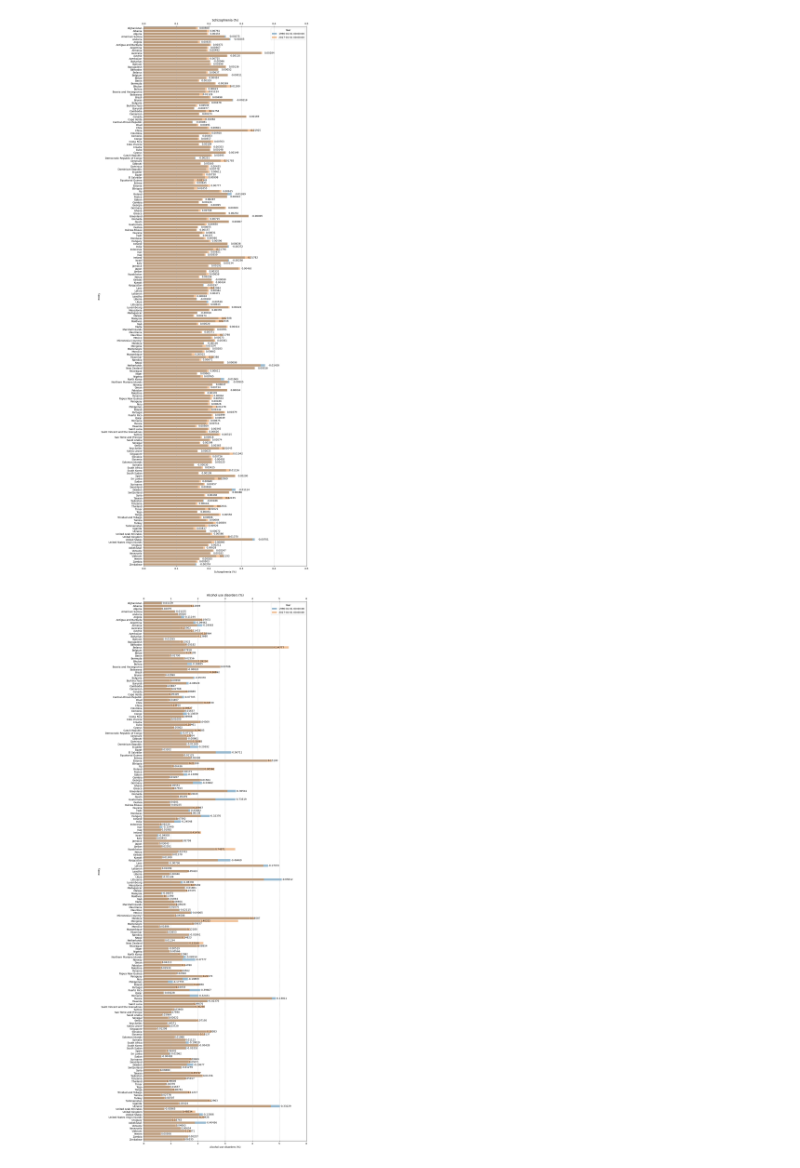
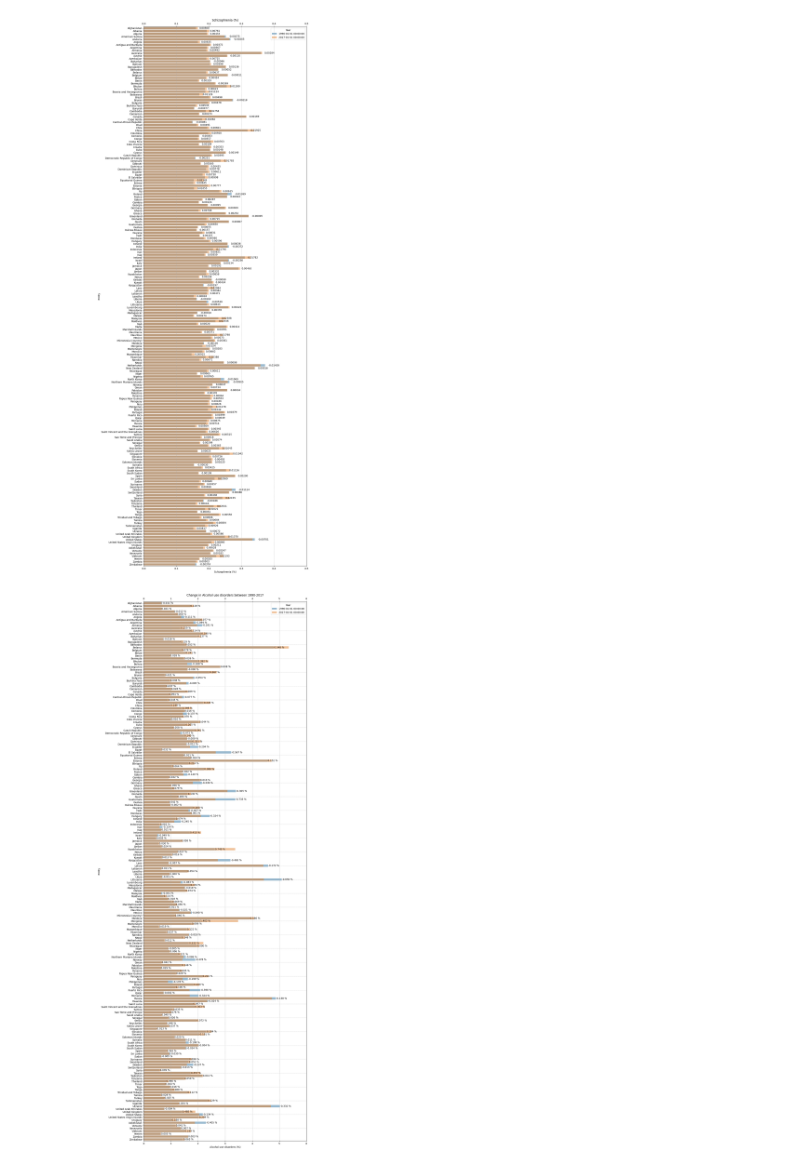
Before and after one commit to supernauth/mental_health_disorder, a Jupyter notebook: mental_health_disorder.ipynb, the cells around one changed output. Cells and saved outputs as stored; diff of their text form; code cells hidden in the pictures.

Commit message:
Minor tweaks on the plot

```diff
--- a/mental_health_disorder.ipynb
+++ b/mental_health_disorder.ipynb
@@ -628,34 +628,38 @@ plt.figure(figsize=(12, 40))
 measured_disorder = 'Alcohol use disorders (%)'
 
 ax = sns.barplot(
     data=df_prepared,
     y='Entity',
     x=measured_disorder,
     hue='Year',
     alpha=0.5,
     dodge=False
 )
 
 for i, bar in enumerate(ax.patches):
     if i < 195:
         x = bar.get_width()
         offset = 0.01
         ax.text(x + offset, bar.get_y() + bar.get_height() / 2,
-                f'{disorder_diff_dict[measured_disorder][i]:.5f}',
+                f'{disorder_diff_dict[measured_disorder][i]:.3f} %',
                 ha='left',
                 va='center',
                 fontsize=10)
 
 plt.xlim(0, 6)
 plt.xlabel(measured_disorder)
 
 ax2 = plt.twiny()
 ax2.set_xlim(0, 6)
 
-plt.ylabel('Entity')
+y_ticks = ax.get_yticks()
+for i, tick in enumerate(y_ticks):
+    if i % 5 == 0 and i > 0:
+        ax.axhline(tick, color='black', linestyle='--', linewidth=0.5, alpha=0.3)
+
 plt.grid(axis='x', linestyle='--', alpha=0.95)
-plt.title(measured_disorder)
+plt.title(f"Change in {measured_disorder.replace(" (%)", "")} between 1990-2017")
 
 plt.show()
 # %% [output]
-[figure, old version]
+[figure, new version]
```
